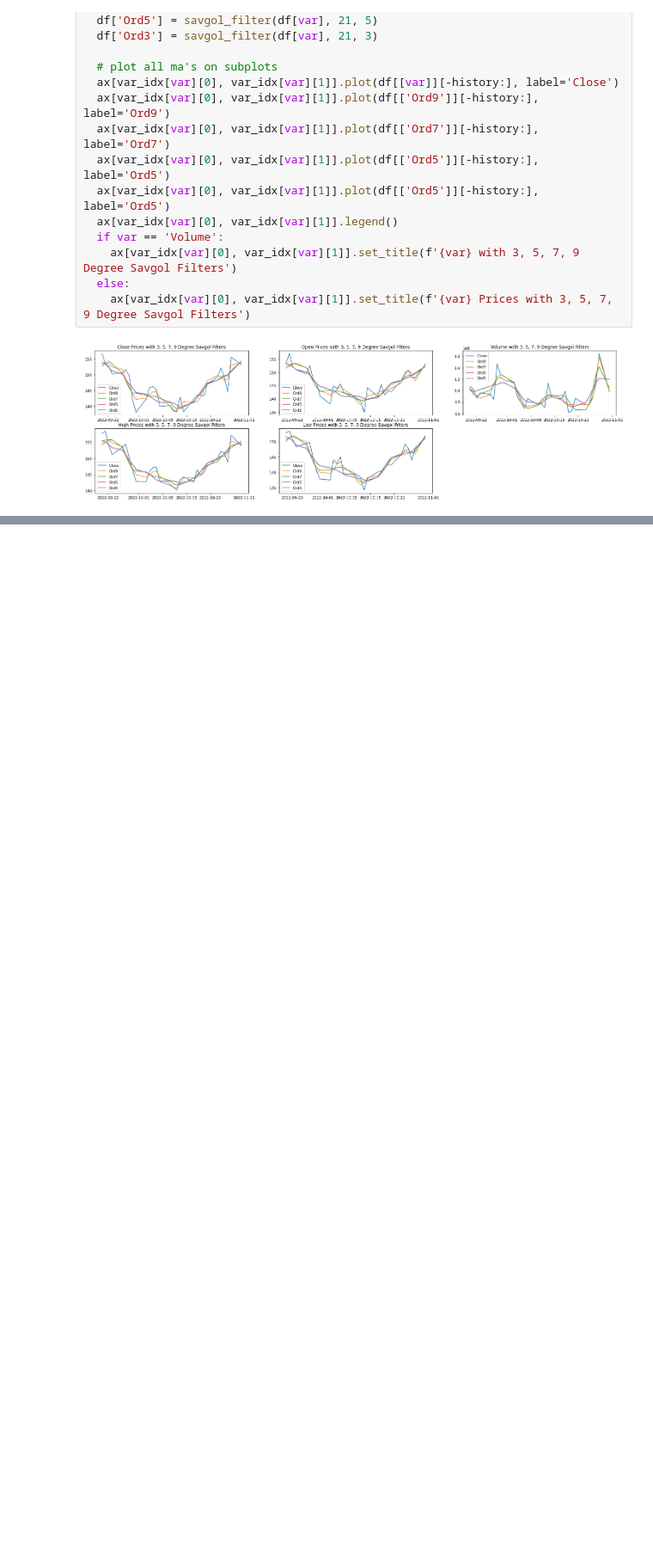
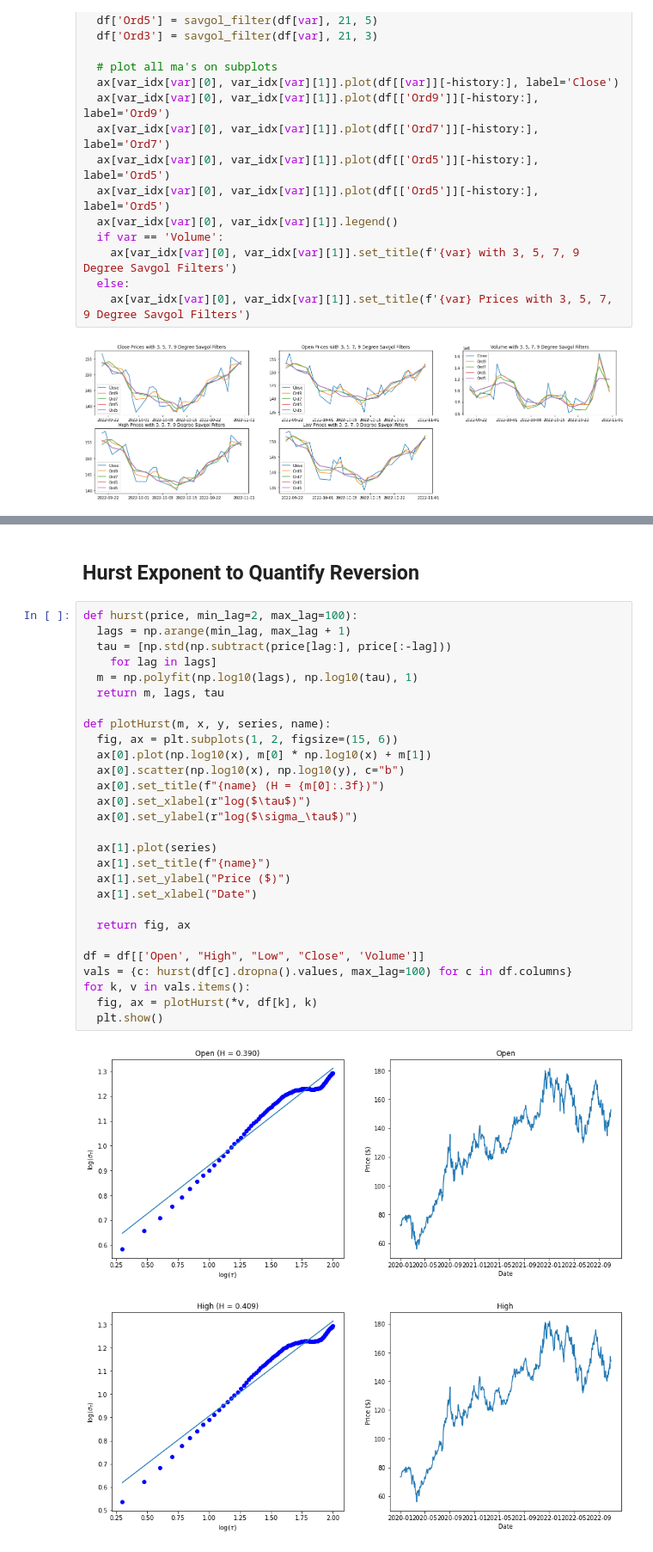
Before and after one commit to MartinMashalov/TechnicalAnalysisTrends, a Jupyter notebook: TechnicalAnalysisExploration.ipynb, the cells around one changed output, grey strips where cells are left out. Shown at 86% size. Drawn from its saved outputs; the diff is of its cells as text; blank space fills up the shorter version.

```diff
--- a/TechnicalAnalysisExploration.ipynb
+++ b/TechnicalAnalysisExploration.ipynb
@@ -261,0 +264,33 @@ for var in tqdm(list(var_idx.keys())):
+# %% [markdown]
+## Hurst Exponent to Quantify Reversion
+# %%
+def hurst(price, min_lag=2, max_lag=100):
+  lags = np.arange(min_lag, max_lag + 1)
+  tau = [np.std(np.subtract(price[lag:], price[:-lag]))
+    for lag in lags]
+  m = np.polyfit(np.log10(lags), np.log10(tau), 1)
+  return m, lags, tau
+
+def plotHurst(m, x, y, series, name):
+  fig, ax = plt.subplots(1, 2, figsize=(15, 6))
+  ax[0].plot(np.log10(x), m[0] * np.log10(x) + m[1])
+  ax[0].scatter(np.log10(x), np.log10(y), c="b")
+  ax[0].set_title(f"{name} (H = {m[0]:.3f})")
+  ax[0].set_xlabel(r"log($\tau$)")
+  ax[0].set_ylabel(r"log($\sigma_\tau$)")
+
+  ax[1].plot(series)
+  ax[1].set_title(f"{name}")
+  ax[1].set_ylabel("Price ($)")
+  ax[1].set_xlabel("Date")
+
+  return fig, ax
+
+df = df[['Open', "High", "Low", "Close", 'Volume']]
+vals = {c: hurst(df[c].dropna().values, max_lag=100) for c in df.columns}
+for k, v in vals.items():
+  fig, ax = plotHurst(*v, df[k], k)
+  plt.show()
+# %% [output]
+[figure, added]
+[figure, added]
```
Also changed, not shown: parts of 3 cells of this notebook.
